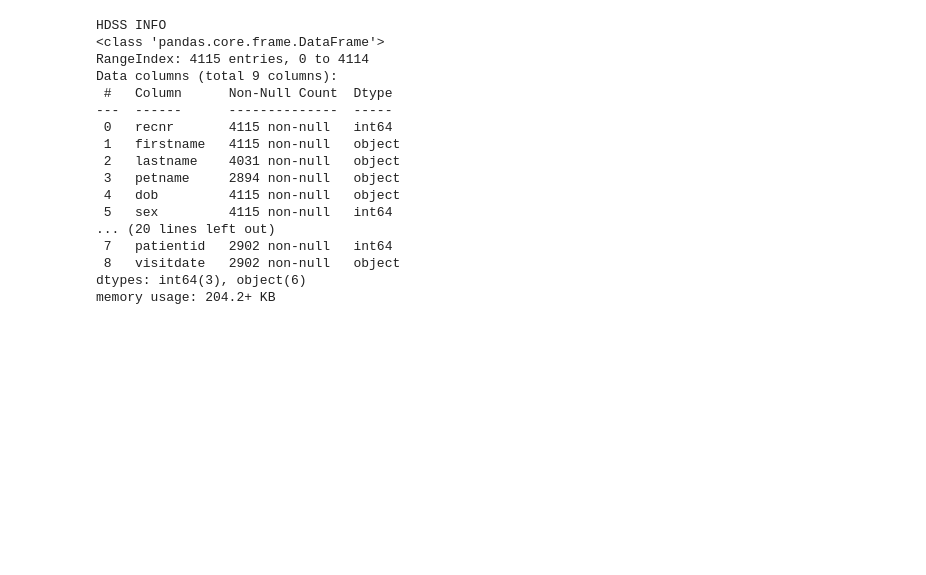
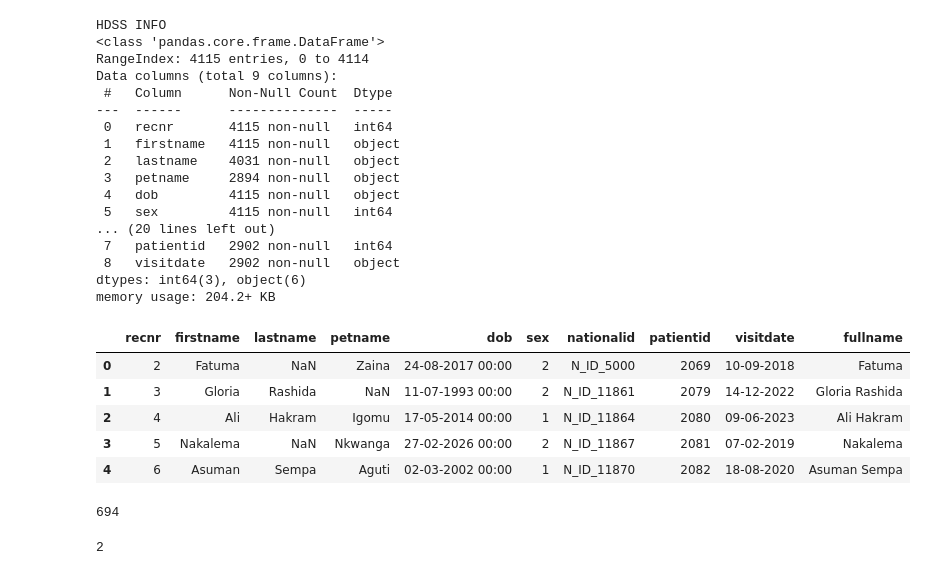
Before and after one commit to Guylord/Record-Linkage-tool-APHRC-DSE-Inspire-Hackathon-2024-, a Jupyter notebook: APHRC_DSE_Insprire_Hackathon_2024.ipynb, the cells around one changed output. Drawn from its saved outputs; the diff is of its cells as text; code cells hidden in the pictures; blank space fills up the shorter version.

```diff
--- a/APHRC_DSE_Insprire_Hackathon_2024.ipynb
+++ b/APHRC_DSE_Insprire_Hackathon_2024.ipynb
@@ -35,3 +35,12 @@ Data columns (total 9 columns):
  8   visitdate   2902 non-null   object
 dtypes: int64(3), object(6)
 memory usage: 204.2+ KB
+# %%
+facility_df.head()
+# %% [output]
+|  | recnr | firstname | lastname | petname | dob | sex | nationalid | patientid | visitdate | fullname |
+| 0 | 2 | Fatuma | NaN | Zaina | 24-08-2017 00:00 | 2 | N_ID_5000 | 2069 | 10-09-2018 | Fatuma |
+| 1 | 3 | Gloria | Rashida | NaN | 11-07-1993 00:00 | 2 | N_ID_11861 | 2079 | 14-12-2022 | Gloria Rashida |
+| 2 | 4 | Ali | Hakram | Igomu | 17-05-2014 00:00 | 1 | N_ID_11864 | 2080 | 09-06-2023 | Ali Hakram |
+| 3 | 5 | Nakalema | NaN | Nkwanga | 27-02-2026 00:00 | 2 | N_ID_11867 | 2081 | 07-02-2019 | Nakalema |
+| 4 | 6 | Asuman | Sempa | Aguti | 02-03-2002 00:00 | 1 | N_ID_11870 | 2082 | 18-08-2020 | Asuman Sempa |
@@ -37,0 +52,8 @@ memory usage: 204.2+ KB
+# %%
+facility_df.duplicated(subset='fullname').sum()
+# %% [output]
+694
+# %%
+facility_df['sex'].nunique()
+# %% [output]
+2
```
Also changed, not shown: parts of 14 cells of this notebook.
